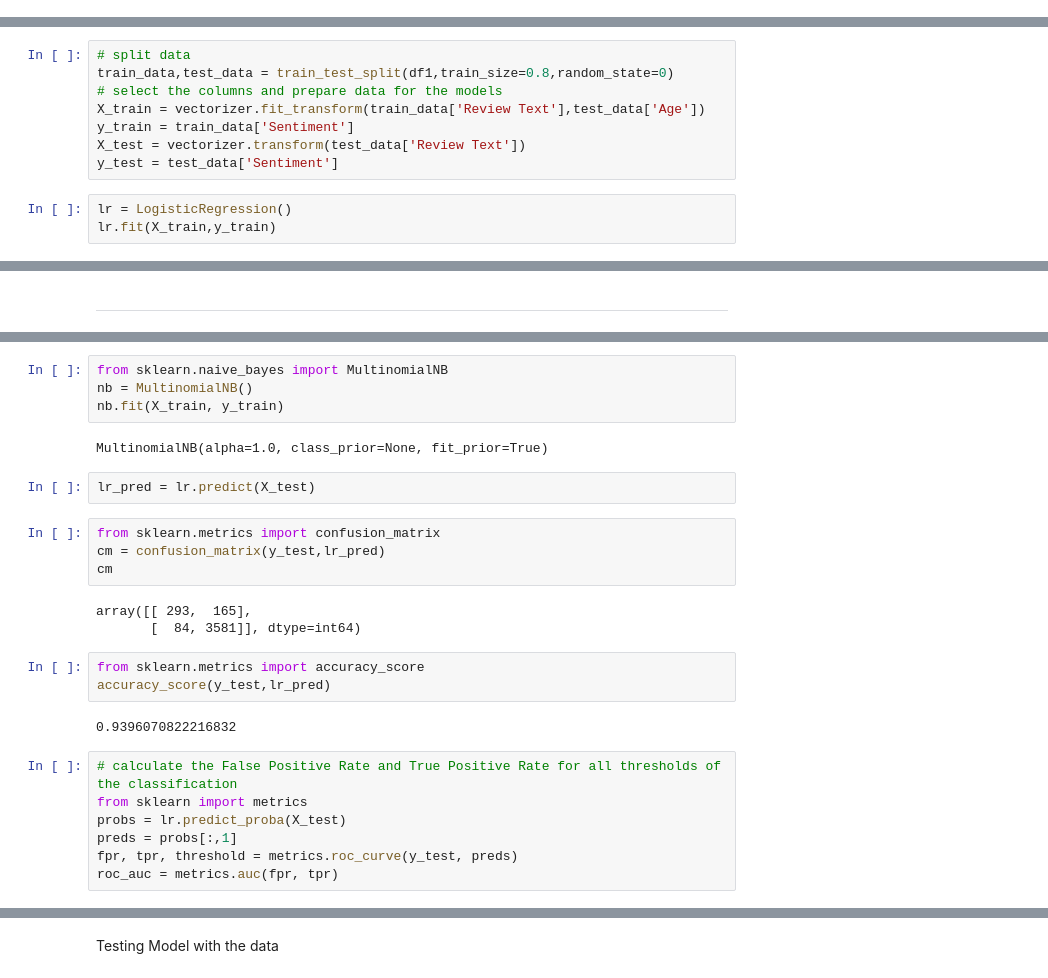
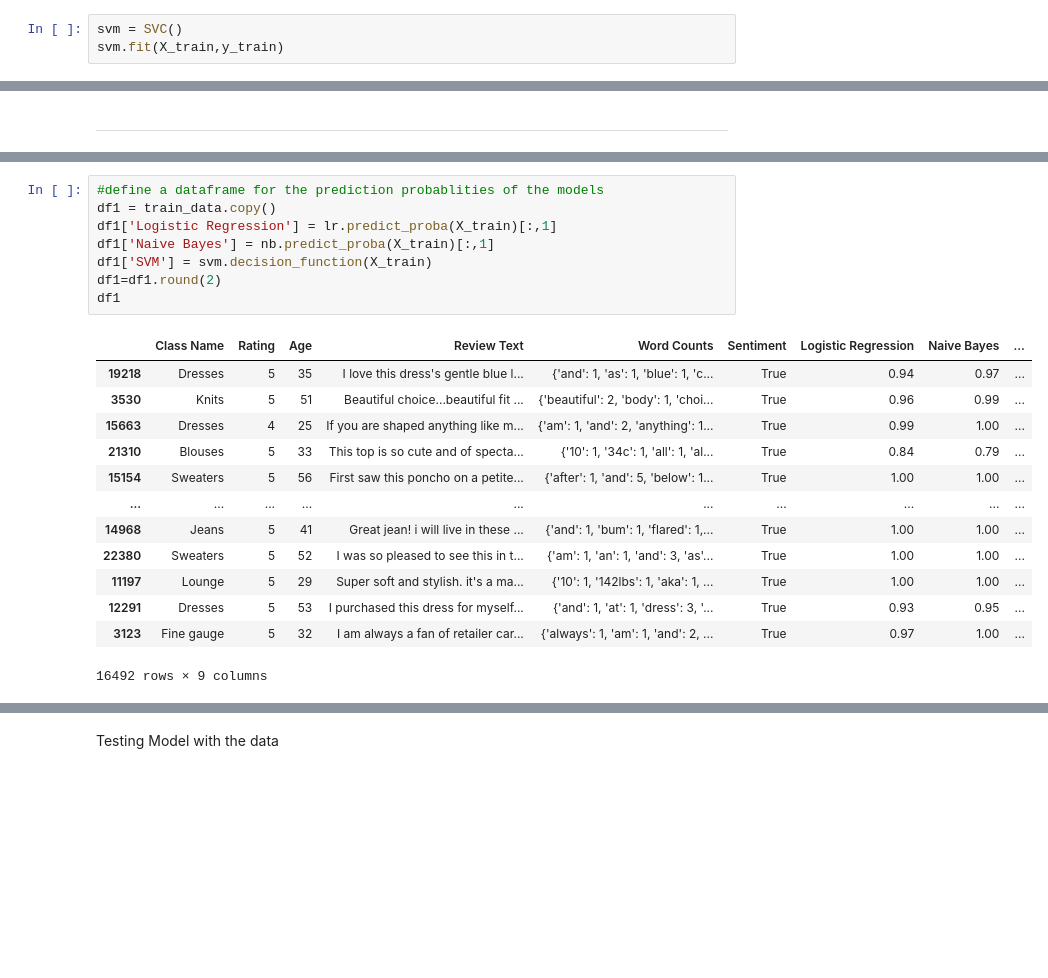
Before and after one commit to ArsalRahimMLE/Women-s-E-Commerce-Clothing-Reviews, a Jupyter notebook: Sentiment Analysis.ipynb, the cells around one changed output, grey strips where cells are left out. Cells and saved outputs as stored; diff of their text form; blank space fills up the shorter version.

```diff
--- a/Sentiment Analysis.ipynb
+++ b/Sentiment Analysis.ipynb
@@ -1102,0 +1143,3 @@ roc_auc = metrics.auc(fpr, tpr)
+# %%
+svm = SVC()
+svm.fit(X_train,y_train)
@@ -1103,13 +1163,2 @@ roc_auc = metrics.auc(fpr, tpr)
 # %% [markdown]
 -------------------------------------
-# %%
-# split data
-train_data,test_data = train_test_split(df1,train_size=0.8,random_state=0)
-# select the columns and prepare data for the models
-X_train = vectorizer.fit_transform(train_data['Review Text'],test_data['Age'])
-y_train = train_data['Sentiment']
-X_test = vectorizer.transform(test_data['Review Text'])
-y_test = test_data['Sentiment']
-# %%
-lr = LogisticRegression()
-lr.fit(X_train,y_train)
@@ -1156,27 +1167,22 @@ Applying Naive Bayes
-# %%
-from sklearn.naive_bayes import MultinomialNB
-nb = MultinomialNB()
-nb.fit(X_train, y_train)
-# %% [output]
-MultinomialNB(alpha=1.0, class_prior=None, fit_prior=True)
-# %%
-lr_pred = lr.predict(X_test)
-# %%
-from sklearn.metrics import confusion_matrix
-cm = confusion_matrix(y_test,lr_pred)
-cm
-# %% [output]
-array([[ 293,  165],
-       [  84, 3581]], dtype=int64)
-# %%
-from sklearn.metrics import accuracy_score
-accuracy_score(y_test,lr_pred)
-# %% [output]
-0.9396070822216832
-# %%
-# calculate the False Positive Rate and True Positive Rate for all thresholds of the classification
-from sklearn import metrics
-probs = lr.predict_proba(X_test)
-preds = probs[:,1]
-fpr, tpr, threshold = metrics.roc_curve(y_test, preds)
-roc_auc = metrics.auc(fpr, tpr)
+# %%
+#define a dataframe for the prediction probablities of the models
+df1 = train_data.copy()
+df1['Logistic Regression'] = lr.predict_proba(X_train)[:,1]
+df1['Naive Bayes'] = nb.predict_proba(X_train)[:,1]
+df1['SVM'] = svm.decision_function(X_train)
+df1=df1.round(2)
+df1
+# %% [output]
+|  | Class Name | Rating | Age | Review Text | Word Counts | Sentiment | Logistic Regression | Naive Bayes | ... |
+| 19218 | Dresses | 5 | 35 | I love this dress's gentle blue l... | {'and': 1, 'as': 1, 'blue': 1, 'c... | True | 0.94 | 0.97 | ... |
+| 3530 | Knits | 5 | 51 | Beautiful choice...beautiful fit ... | {'beautiful': 2, 'body': 1, 'choi... | True | 0.96 | 0.99 | ... |
+| 15663 | Dresses | 4 | 25 | If you are shaped anything like m... | {'am': 1, 'and': 2, 'anything': 1... | True | 0.99 | 1.00 | ... |
+| 21310 | Blouses | 5 | 33 | This top is so cute and of specta... | {'10': 1, '34c': 1, 'all': 1, 'al... | True | 0.84 | 0.79 | ... |
+| 15154 | Sweaters | 5 | 56 | First saw this poncho on a petite... | {'after': 1, 'and': 5, 'below': 1... | True | 1.00 | 1.00 | ... |
+| ... | ... | ... | ... | ... | ... | ... | ... | ... | ... |
+| 14968 | Jeans | 5 | 41 | Great jean! i will live in these ... | {'and': 1, 'bum': 1, 'flared': 1,... | True | 1.00 | 1.00 | ... |
+| 22380 | Sweaters | 5 | 52 | I was so pleased to see this in t... | {'am': 1, 'an': 1, 'and': 3, 'as'... | True | 1.00 | 1.00 | ... |
+| 11197 | Lounge | 5 | 29 | Super soft and stylish. it's a ma... | {'10': 1, '142lbs': 1, 'aka': 1, ... | True | 1.00 | 1.00 | ... |
+| 12291 | Dresses | 5 | 53 | I purchased this dress for myself... | {'and': 1, 'at': 1, 'dress': 3, '... | True | 0.93 | 0.95 | ... |
+| 3123 | Fine gauge | 5 | 32 | I am always a fan of retailer car... | {'always': 1, 'am': 1, 'and': 2, ... | True | 0.97 | 1.00 | ... |
+16492 rows × 9 columns
```
Also changed, not shown: parts of 42 cells of this notebook.
